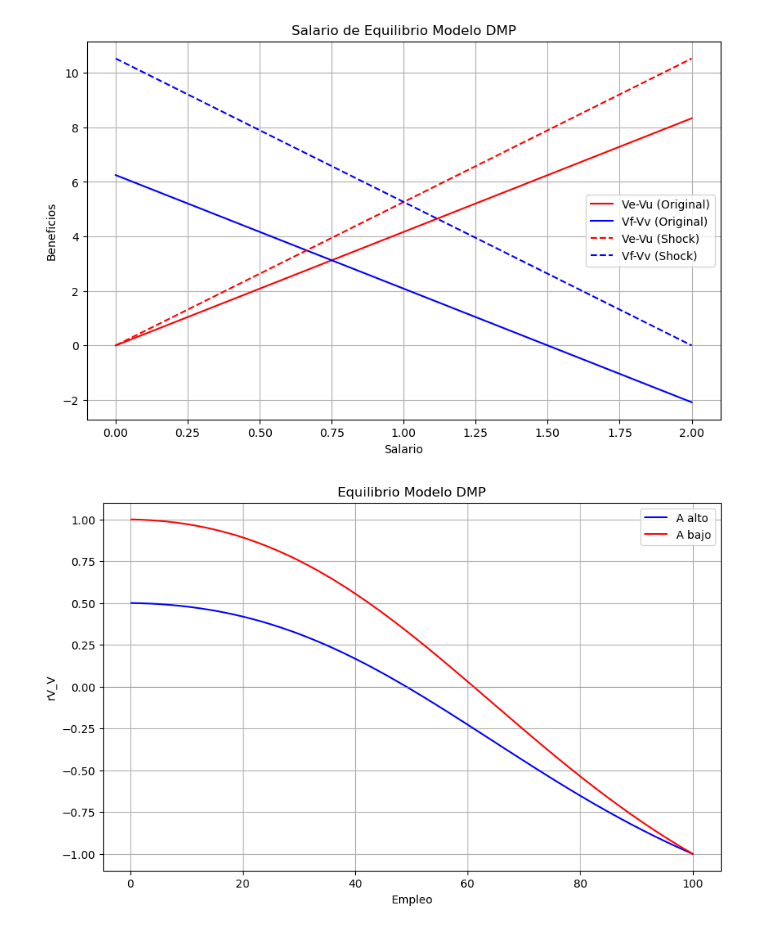
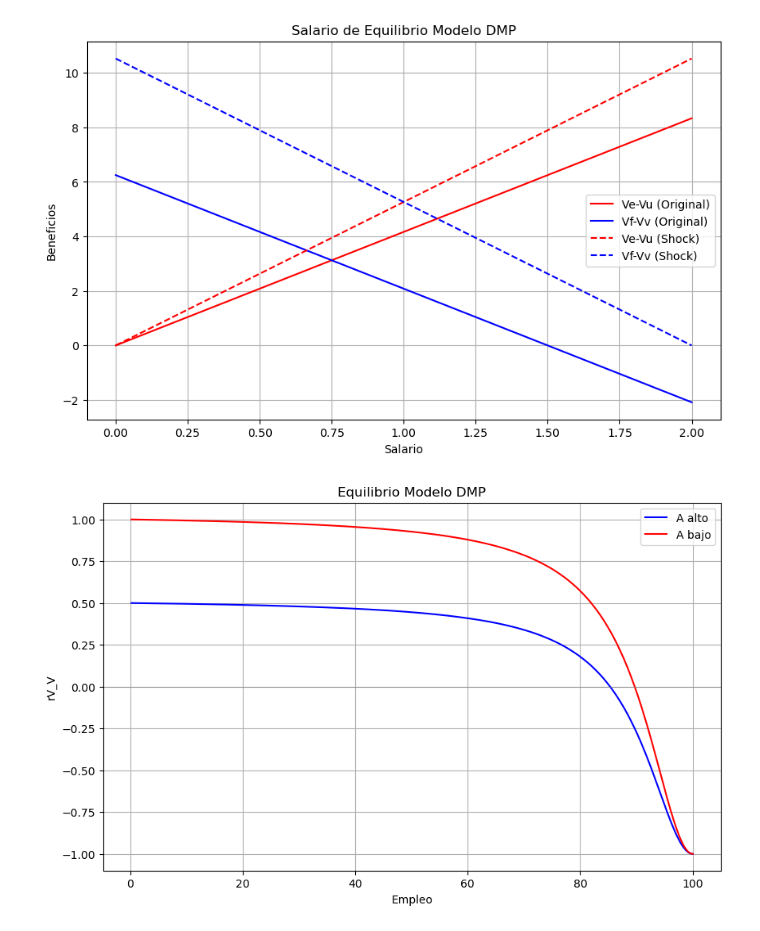
Before and after one commit to jmorozumi/Tp3-Macro-2, a Jupyter notebook: Parte 2 - posta final terminadisimo.ipynb, the cells around one changed output. Saved outputs shown, nothing was run; the diff lists cells and outputs as text; code cells hidden in the pictures.

```diff
--- a/Parte 2 - posta final terminadisimo.ipynb
+++ b/Parte 2 - posta final terminadisimo.ipynb
@@ -74,38 +74,38 @@ def alpha(E):
     return (100 - E) / (0.1 * E)
 
 def a(E):
-    return 0.1 * E /
+    return 0.1 * E /(100 - E)
 
 b = 0.1
 r = 0.04
 C = 1
 E = 85
 
 # Valores de A para alto y bajo
 A_alto = 1.5
 A_bajo = 2
 
 # Valores de empleo
 E = np.linspace(0, 100, 500)
 
 # Función rV_V(E)
 def rVV(E, A):
     return -C + (alpha(E) / (a(E) + alpha(E) + 2*b + 2*r)) * A
 
 # Cálculo de rV_V(E) para A alto y A bajo
 rVV_alto = rVV(E, A_alto)
 rVV_bajo = rVV(E, A_bajo)
 
 # Crear la gráfica
 plt.figure(figsize=(10, 6))
 plt.plot(E, rVV_alto, label='A alto', color='blue')
 plt.plot(E, rVV_bajo, label='A bajo', color='red')
 plt.axhline(0, color='gray', linewidth=0.5)
 plt.title('Equilibrio Modelo DMP')
 plt.xlabel('Empleo')
 plt.ylabel('rV_V')
 plt.legend()
 plt.grid(True)
 plt.show()
 # %% [output]
-[figure, old version]
+[figure, new version]
```
